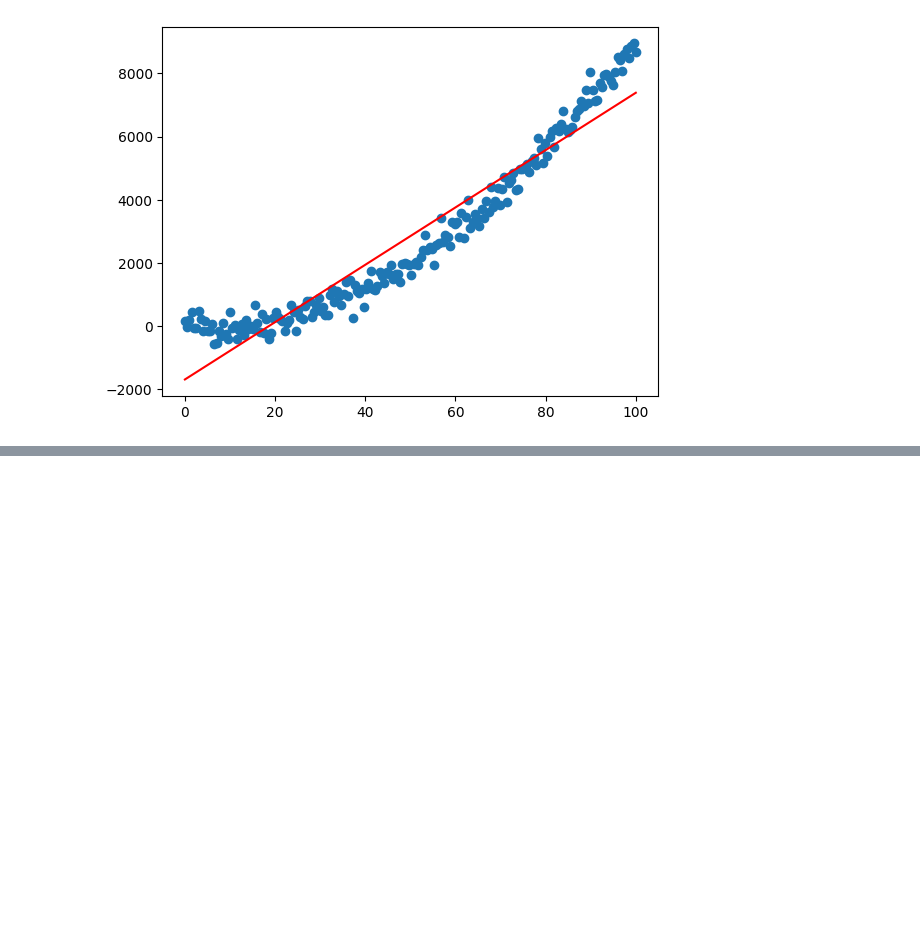
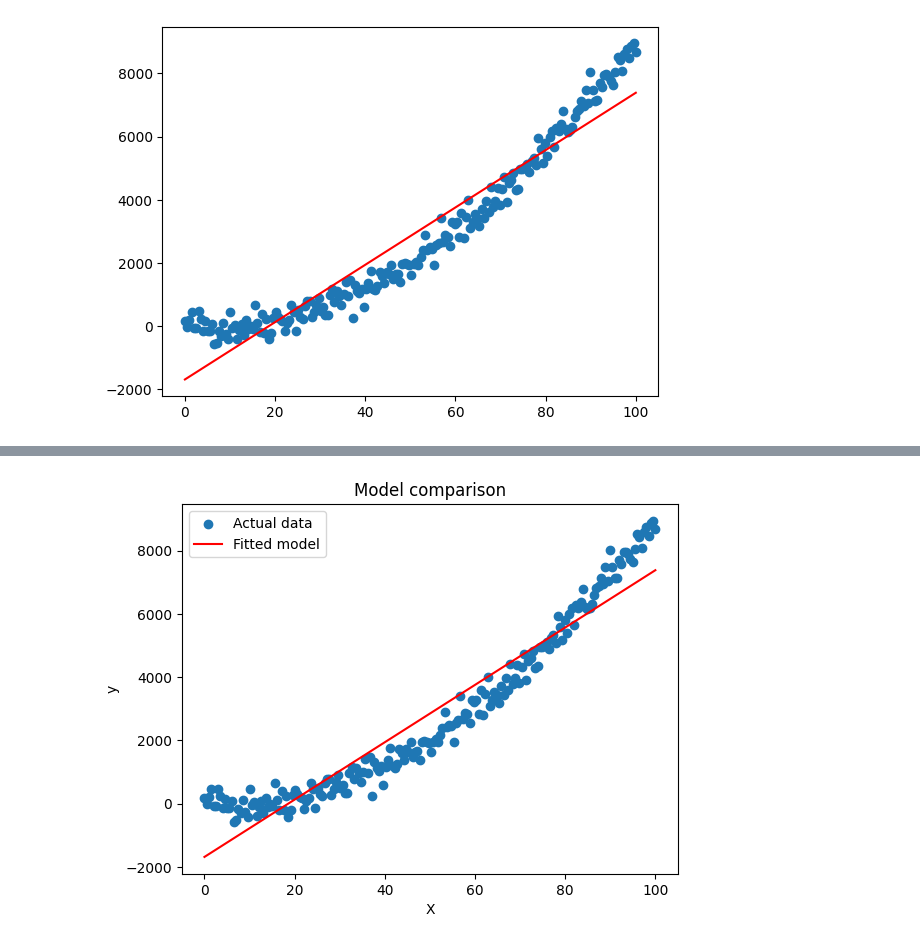
Before and after one commit to McKendreevv/Mis433, a Jupyter notebook: Copy_of_regression_basics.ipynb, the cells around one changed output, grey strips where cells are left out. Cells and saved outputs as stored; diff of their text form; code cells hidden in the pictures; blank space fills up the shorter version.

```diff
--- a/Copy_of_regression_basics.ipynb
+++ b/Copy_of_regression_basics.ipynb
@@ -389,8 +389,8 @@ X = df[['X']]
 y = df['Y']
 # %%
 # Build a linear regression model to fit the data
-lr = LinearRegression()
-lr.fit(X, y)
+model = LinearRegression()
+model.fit(X, y)
 # %% [output]
 LinearRegression()
 # %%
@@ -423,7 +423,7 @@ ax.plot(x_grid, y_grid_pred, color="red", label="Fitted model")
 [figure]
 # %%
 # Now, try to build a new regression model to improve the model fitness.
-lin_reg = LinearRegression()
-lin_reg.fit(X, y)
-print(lin_reg.intercept_, lin_reg.coef_)
+# add polynomial features for X in the plot
+X_poly = poly_features_2.fit_transform(X)
+print(X_poly[:3])  # X, X^2
 # %% [output]
@@ -430,0 +433,3 @@ print(lin_reg.intercept_, lin_reg.coef_)
+# %%
+model2 = LinearRegression()
+model2.fit(X_poly, y)
@@ -430,0 +459,16 @@ print(lin_reg.intercept_, lin_reg.coef_)
+# %%
+#plot both the real data and the fitted data in a scatterplot
+x_grid = np.linspace(X.min(), X.max(), 200).reshape(-1, 1)
+x_grid_poly = poly_features_2.fit_transform(x_grid)
+y_grid_pred = model.predict(x_grid)
+
+fig, ax = plt.subplots()
+ax.scatter(X, y, label="Actual data")
+ax.plot(x_grid, y_grid_pred, color="red", label="Fitted model")
+ax.set_xlabel("X")
+ax.set_ylabel("y")
+ax.set_title("Model comparison")
+ax.legend()
+plt.show()
+# %% [output]
+[figure, added]
```
Also changed, not shown: parts of 8 cells of this notebook.
